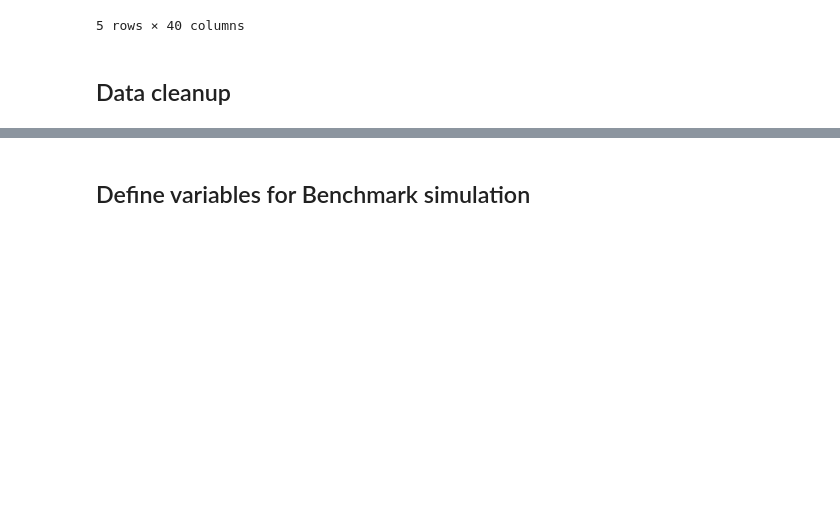
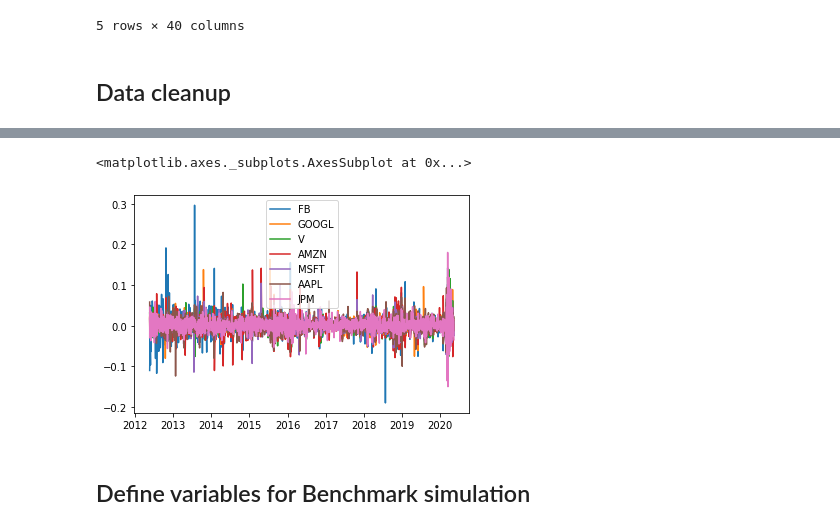
Before and after one commit to blueprint99/Fintech_Bcamp_Project1, a Jupyter notebook: project_01_master.ipynb, the cells around one changed output, grey strips where cells are left out. Saved outputs shown, nothing was run; the diff lists cells and outputs as text; code cells hidden in the pictures; blank space fills up the shorter version.

```diff
--- a/project_01_master.ipynb
+++ b/project_01_master.ipynb
@@ -76,6 +76,11 @@ bm_portfolio_df=df_yf[benchmark[0]]
 # Calculate daily returns
 user_portfolio_returns = user_portfolio_df.pct_change().dropna()
 bm_portfolio_returns = bm_portfolio_df.pct_change().dropna()
+# %%
+user_portfolio_returns
+# %% [output]
+<matplotlib.axes._subplots.AxesSubplot at 0x...>
+[figure, added]
 # %% [markdown]
 ## Define variables for Benchmark simulation
 # %%
```
Also changed, not shown: parts of 15 cells of this notebook, 2 other files.
